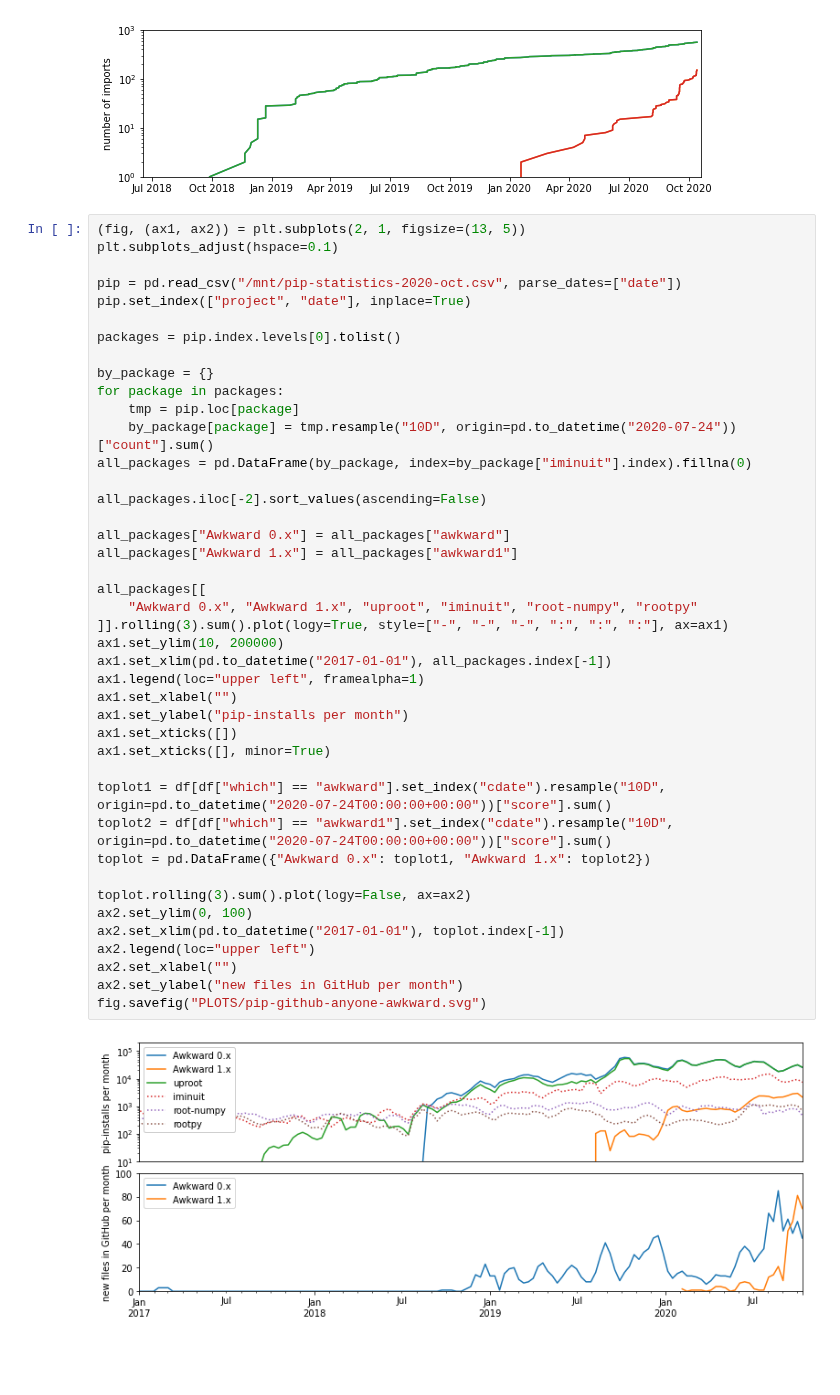
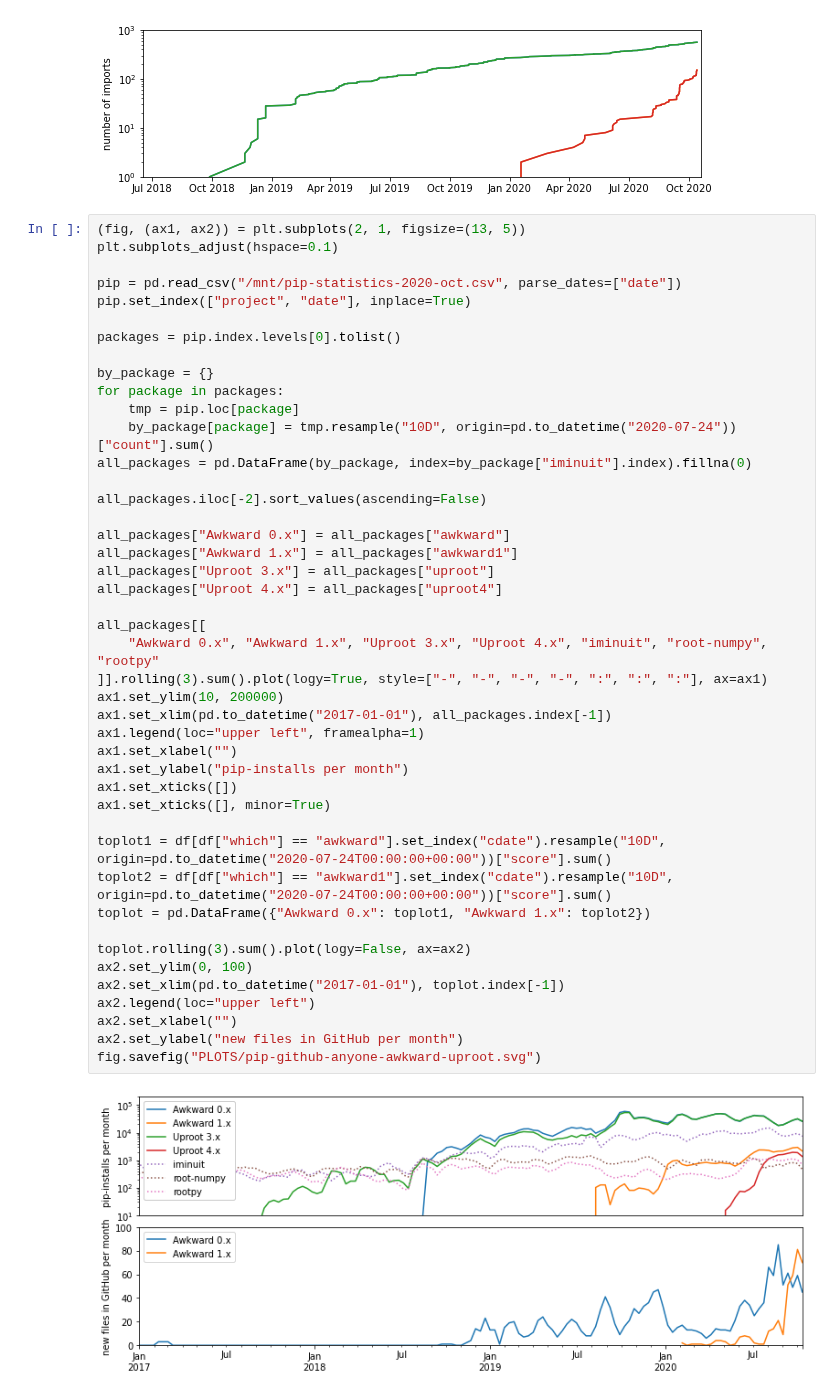
Before and after one commit to jpivarski-talks/2020-08-13-pyhep-debriefing, a Jupyter notebook: analyze-awkward.ipynb, the cells around one changed output. Drawn from its saved outputs; the diff is of its cells as text; blank space fills up the shorter version.

Commit message:
Also plot Uproot 3 vs 4.

```diff
--- a/analyze-awkward.ipynb
+++ b/analyze-awkward.ipynb
@@ -71,34 +71,36 @@ by_package = {}
 for package in packages:
     tmp = pip.loc[package]
     by_package[package] = tmp.resample("10D", origin=pd.to_datetime("2020-07-24"))["count"].sum()
 all_packages = pd.DataFrame(by_package, index=by_package["iminuit"].index).fillna(0)
 
 all_packages.iloc[-2].sort_values(ascending=False)
 
 all_packages["Awkward 0.x"] = all_packages["awkward"]
 all_packages["Awkward 1.x"] = all_packages["awkward1"]
+all_packages["Uproot 3.x"] = all_packages["uproot"]
+all_packages["Uproot 4.x"] = all_packages["uproot4"]
 
 all_packages[[
-    "Awkward 0.x", "Awkward 1.x", "uproot", "iminuit", "root-numpy", "rootpy"
-]].rolling(3).sum().plot(logy=True, style=["-", "-", "-", ":", ":", ":"], ax=ax1)
+    "Awkward 0.x", "Awkward 1.x", "Uproot 3.x", "Uproot 4.x", "iminuit", "root-numpy", "rootpy"
+]].rolling(3).sum().plot(logy=True, style=["-", "-", "-", "-", ":", ":", ":"], ax=ax1)
 ax1.set_ylim(10, 200000)
 ax1.set_xlim(pd.to_datetime("2017-01-01"), all_packages.index[-1])
 ax1.legend(loc="upper left", framealpha=1)
 ax1.set_xlabel("")
 ax1.set_ylabel("pip-installs per month")
 ax1.set_xticks([])
 ax1.set_xticks([], minor=True)
 
 toplot1 = df[df["which"] == "awkward"].set_index("cdate").resample("10D", origin=pd.to_datetime("2020-07-24T00:00:00+00:00"))["score"].sum()
 toplot2 = df[df["which"] == "awkward1"].set_index("cdate").resample("10D", origin=pd.to_datetime("2020-07-24T00:00:00+00:00"))["score"].sum()
 toplot = pd.DataFrame({"Awkward 0.x": toplot1, "Awkward 1.x": toplot2})
 
 toplot.rolling(3).sum().plot(logy=False, ax=ax2)
 ax2.set_ylim(0, 100)
 ax2.set_xlim(pd.to_datetime("2017-01-01"), toplot.index[-1])
 ax2.legend(loc="upper left")
 ax2.set_xlabel("")
 ax2.set_ylabel("new files in GitHub per month")
-fig.savefig("PLOTS/pip-github-anyone-awkward.svg")
+fig.savefig("PLOTS/pip-github-anyone-awkward-uproot.svg")
 # %% [output]
-[figure, old version]
+[figure, new version]
```
Also changed, not shown: 3 other files.
